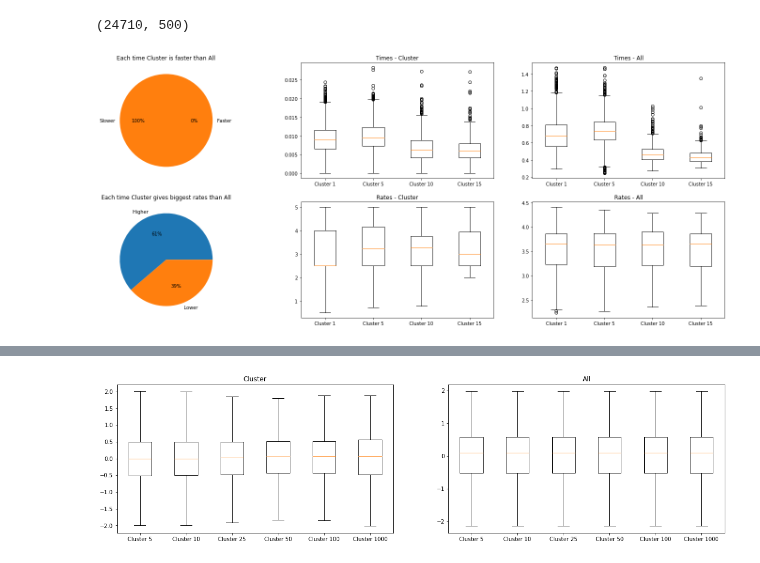
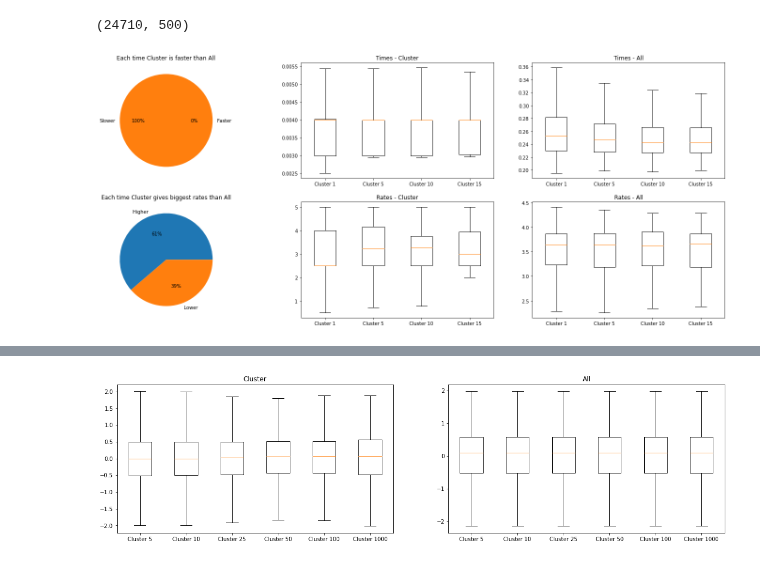
Before and after one commit to StundFR/ClusteringRecommendation, a Jupyter notebook: GroupLens/groupLens.ipynb, the cells around one changed output, grey strips where cells are left out. Saved outputs shown, nothing was run; the diff lists cells and outputs as text; code cells hidden in the pictures.

```diff
--- a/GroupLens/groupLens.ipynb
+++ b/GroupLens/groupLens.ipynb
@@ -86,7 +86,7 @@ def guess_rate_cluster(user, title, N):
 
     for i in cos_users_df.loc[user].sort_values(ascending=False).drop(user).index[:N]:
         r = user_title_df.loc[i, title]
-        if not (pd.isnull(r)) and (i != user):
+        if not (pd.isnull(r)):
             c = cos_users_df.loc[i, user]
             rate += r*c
             coeff += c
@@ -101,9 +101,9 @@ def guess_rate_all(user, title):
     rate = 0
     coef = 0
 
-    for i in user_title_std.index:
+    for i in user_title_std.drop(user).index:
         r = user_title_df.loc[i, title]
-        if not (pd.isnull(r)) and (i != user):
+        if not (pd.isnull(r)):
             c = cos_users_df.loc[user, i]
             rate += c*r
             coef += c
@@ -150,35 +150,35 @@ for N in tqdm([1, 5, 10 , 15]):
 plt.figure(figsize=(25,10))
 
 k = 1
 for stat in ["Times", "Rates"]:
     plt.subplot(2, 3, k)
     if (k == 1):
         n = np.sum(positif)
         plt.pie([n, len(positif)-n], labels=["Faster", "Slower"], autopct='%.0f%%')
         plt.title("Each time Cluster is faster than All")
     elif (k == 4):
         n = np.sum(sup)
         plt.pie([n, len(sup)-n], labels=["Higher", "Lower"], autopct='%.0f%%')
         plt.title("Each time Cluster gives biggest rates than All")
     k += 1
 
     for method in ["Cluster", "All"]:
         plots = []
         labels = []
 
         for key in compare_time.keys():
             labels.append(key)
             plots.append(compare_time[key][method][stat])
 
         plt.subplot(2, 3, k)
-        plt.boxplot(plots, labels=labels)
+        plt.boxplot(plots, labels=labels, showfliers=False)
         plt.title(f"{stat} - {method}")
 
         k += 1
 
 plt.show()
 # %% [output]
-[figure, old version]
+[figure, new version]
 # %%
 compare = {}
 
```
Also changed, not shown: parts of 2 cells of this notebook.
